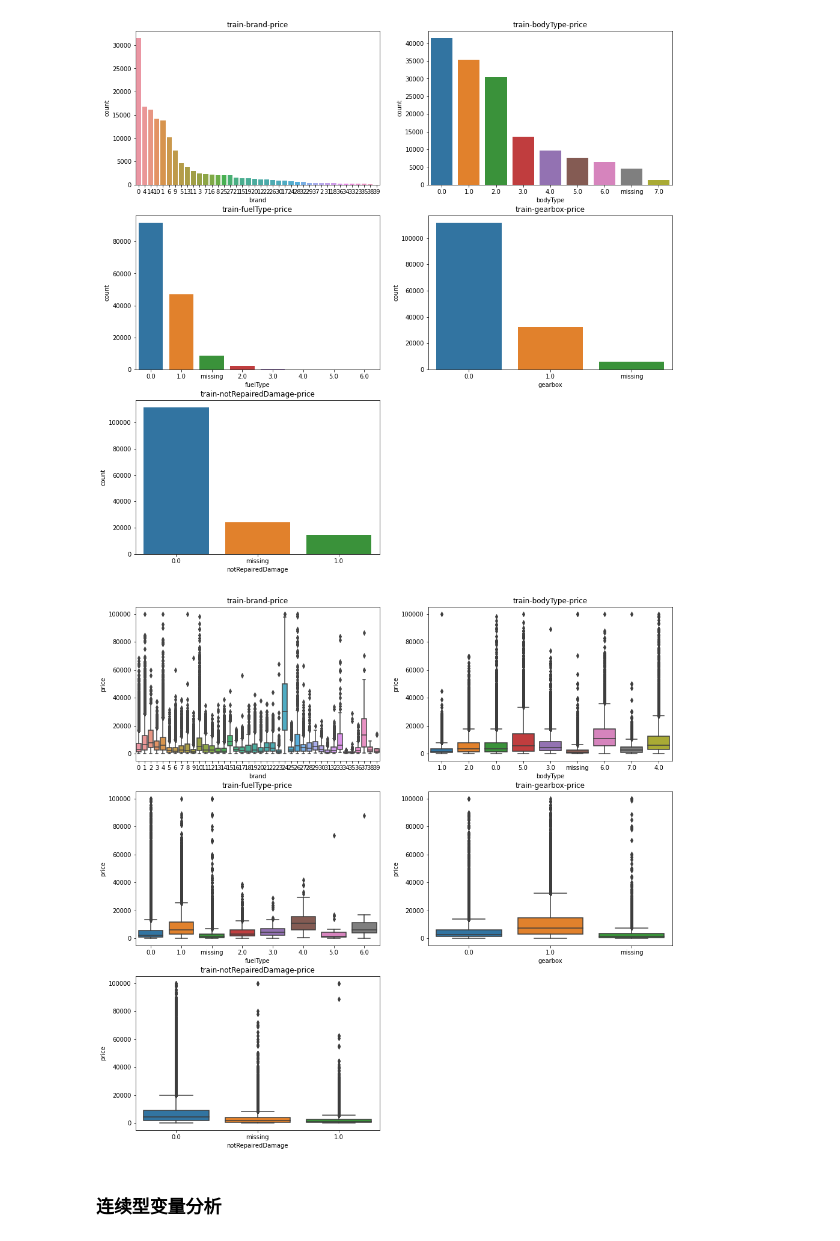
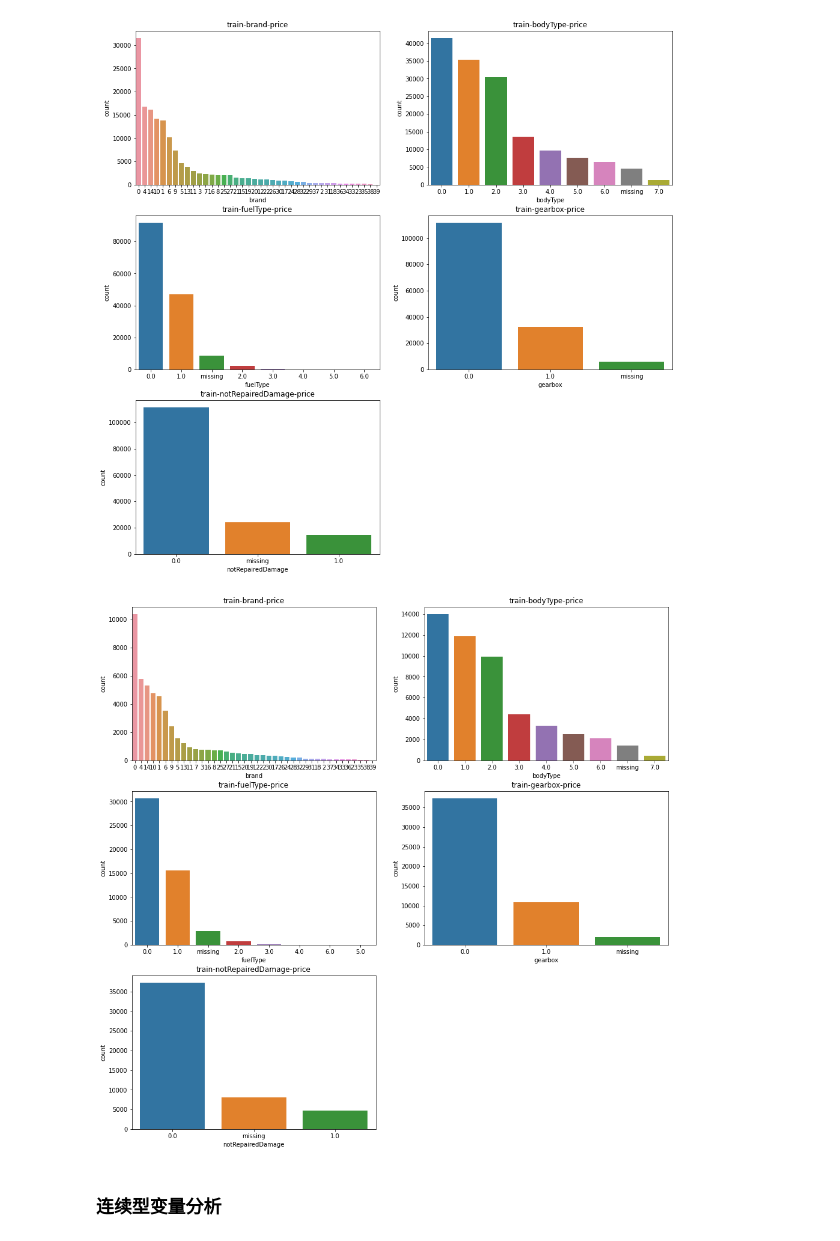
Before and after one commit to ljt270864457/car-price, a Jupyter notebook: EDA.ipynb, the cells around one changed output. Cells and saved outputs as stored; diff of their text form; code cells hidden in the pictures.

```diff
--- a/EDA.ipynb
+++ b/EDA.ipynb
@@ -407,13 +407,15 @@ plt.show()
 [figure]
 # %%
 f, ax = plt.subplots(figsize=(16, 16))
+ob_cat_feature = ['brand','bodyType', 'fuelType', 'gearbox', 'notRepairedDamage']
+tmp_df = df_test.fillna('missing')
 for i, cat_feature in enumerate(ob_cat_feature):
     plt.subplot(3, 2, i+1)
-    sns.boxplot(x=cat_feature, y='price', data=tmp_df)
+    sns.countplot(x=cat_feature,data=tmp_df,order=tmp_df[cat_feature].value_counts().index)
     plt.title(f'train-{cat_feature}-price')
 plt.show()
 # %% [output]
-[figure, old version]
+[figure, new version]
 # %% [markdown]
 ### 连续型变量分析
 # %%
```
Also changed, not shown: parts of 11 cells of this notebook, 2 other files.
